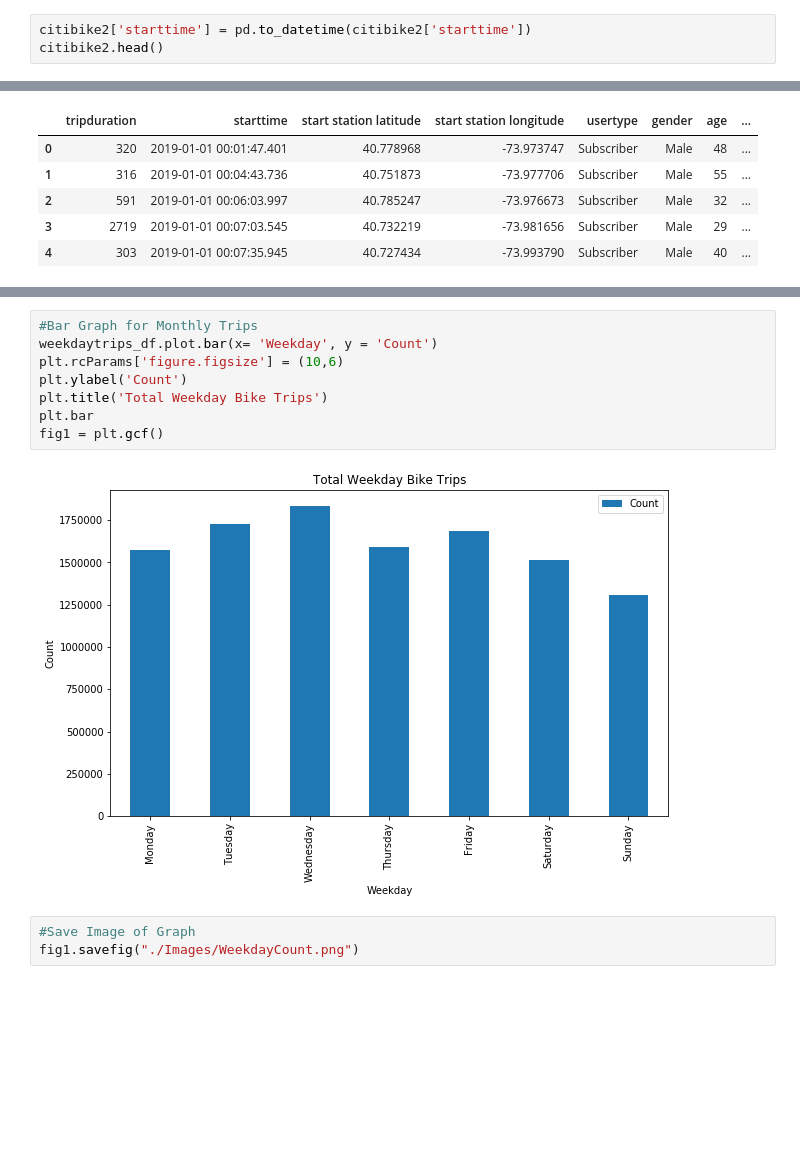
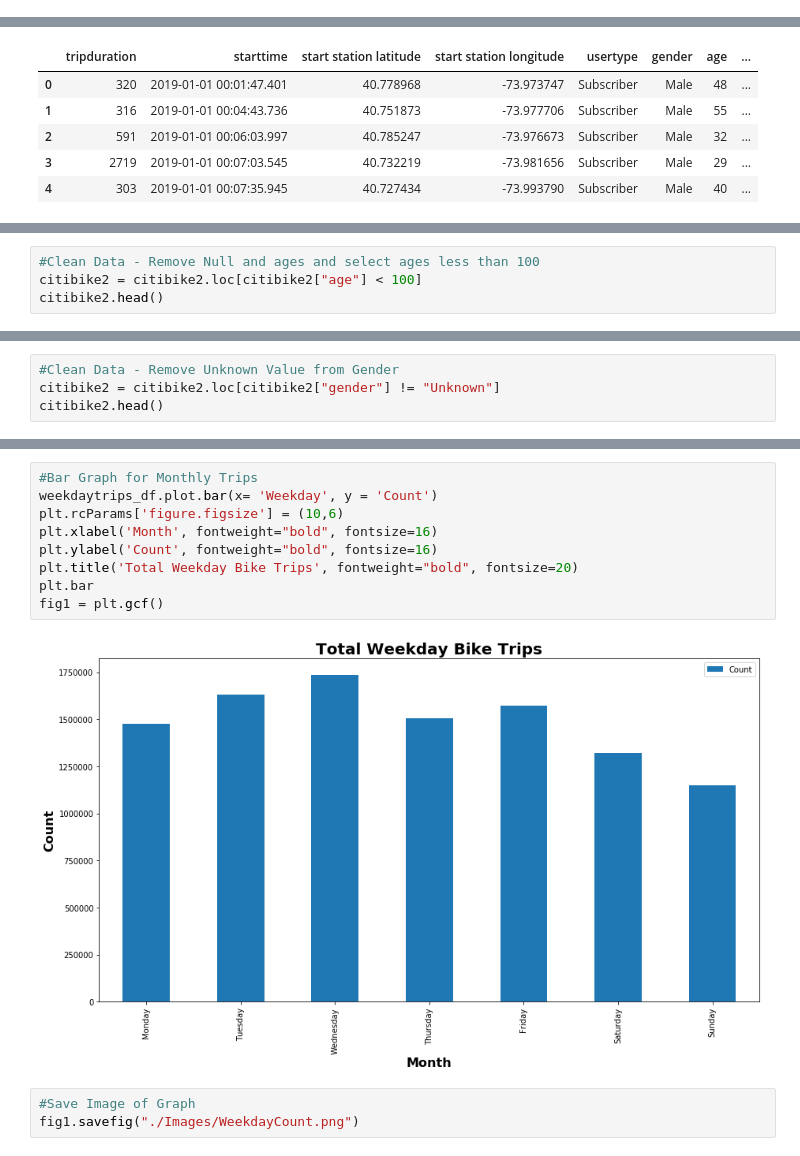
Before and after one commit to DarrenPardo/Final_Project, a Jupyter notebook: Final Project.ipynb, the cells around one changed output, grey strips where cells are left out. Drawn from its saved outputs; the diff is of its cells as text; blank space fills up the shorter version.

```diff
--- a/Final Project.ipynb
+++ b/Final Project.ipynb
@@ -102,6 +97,3 @@ citibike2.head()
 | 2 | 591 | 2019-01-01 00:06:03.997 | 40.785247 | -73.976673 | Subscriber | Male | 32 |
 | 3 | 2719 | 2019-01-01 00:07:03.545 | 40.732219 | -73.981656 | Subscriber | Male | 29 |
 | 4 | 303 | 2019-01-01 00:07:35.945 | 40.727434 | -73.993790 | Subscriber | Male | 40 |
-# %%
-citibike2['starttime'] = pd.to_datetime(citibike2['starttime'])
-citibike2.head()
@@ -148,3 +133,7 @@ citibike2.head()
 | 2 | 591 | 40.785247 | -73.976673 | Subscriber | Male | 32 | 1 | ... |
 | 3 | 2719 | 40.732219 | -73.981656 | Subscriber | Male | 29 | 1 | ... |
 | 4 | 303 | 40.727434 | -73.993790 | Subscriber | Male | 40 | 1 | ... |
+# %%
+#Clean Data - Remove Null and ages and select ages less than 100
+citibike2 = citibike2.loc[citibike2["age"] < 100]
+citibike2.head()
@@ -150,0 +147,4 @@ citibike2.head()
+# %%
+#Clean Data - Remove Unknown Value from Gender
+citibike2 = citibike2.loc[citibike2["gender"] != "Unknown"]
+citibike2.head()
@@ -166,13 +173,14 @@ weekdaytrips_df
 # %%
 #Bar Graph for Monthly Trips
 weekdaytrips_df.plot.bar(x= 'Weekday', y = 'Count')
 plt.rcParams['figure.figsize'] = (10,6)
-plt.ylabel('Count')
-plt.title('Total Weekday Bike Trips')
+plt.xlabel('Month', fontweight="bold", fontsize=16)
+plt.ylabel('Count', fontweight="bold", fontsize=16)
+plt.title('Total Weekday Bike Trips', fontweight="bold", fontsize=20)
 plt.bar
 fig1 = plt.gcf()
 # %% [output]
-[figure, old version]
+[figure, new version]
 # %%
 #Save Image of Graph
 fig1.savefig("./Images/WeekdayCount.png")
```
Also changed, not shown: parts of 31 cells of this notebook.
